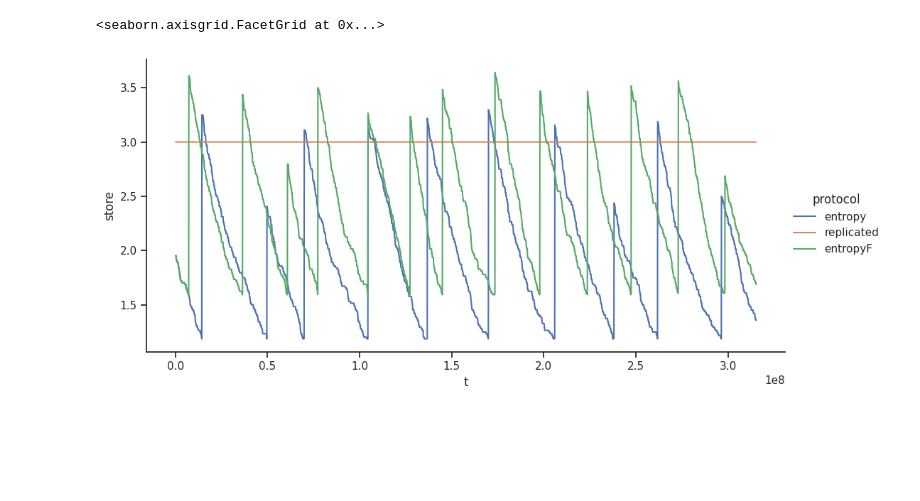
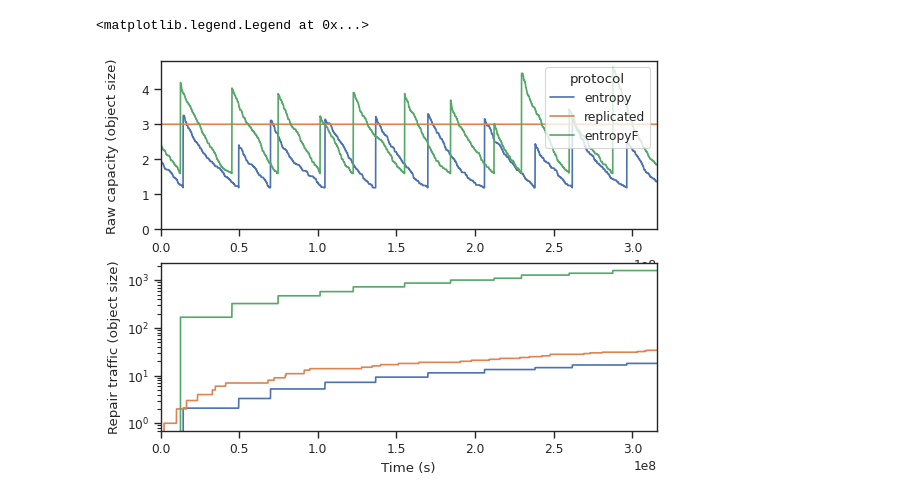
Before and after one commit to sgdxbc/festival, a Jupyter notebook: plot/time.ipynb, the cells around one changed output. Cells and saved outputs as stored; diff of their text form; code cells hidden in the pictures; blank space fills up the shorter version.

Commit message:
Update plotting scripts

```diff
--- a/plot/time.ipynb
+++ b/plot/time.ipynb
@@ -1,19 +1,26 @@
 # %%
 import pandas as pd
 import seaborn as sns
-sns.set_theme(style='ticks')
+import matplotlib.pyplot as plt
+sns.set_theme(context='paper', style='ticks')
 
 time_stat = pd.concat([
     pd.read_csv("./data/TimeStore.txt"),
     pd.read_csv("./data/TimeStore2.txt"),
     pd.read_csv("./data/TimeStore3.txt"),
 ])
 # print(repair.info())
-sns.relplot(
-    data=time_stat, x='t', y='store', hue='protocol',
-    kind='line',
-    aspect=16 / 8,
-)
+fig, axs = plt.subplots(2)
+g = sns.lineplot(ax=axs[0], data=time_stat, x='t', y='store', hue='protocol')
+g.set(xlabel='', ylabel='Raw capacity (object size)', xlim=(0, 10 * 365 * 86400))
+g.set_yticks(range(0, 5, 1))
+g.set_ylabel('Raw capacity (object size)', labelpad=16)
+sns.move_legend(g, 'upper right')
+g = sns.lineplot(ax=axs[1], data=time_stat, x='t', y='repair', hue='protocol')
+g.set(xlabel='Time (s)', ylabel='Repair traffic (object size)', xlim=(0, 10 * 365 * 86400))
+g.set_yticks(range(0, 5, 1))
+g.set_yscale('log')
+g.legend([], [], frameon=False)
 # %% [output]
-<seaborn.axisgrid.FacetGrid at 0x...>
+<matplotlib.legend.Legend at 0x...>
-[figure, old version]
+[figure, new version]
```
Also changed, not shown: parts of 1 cell of this notebook, 6 other files.
